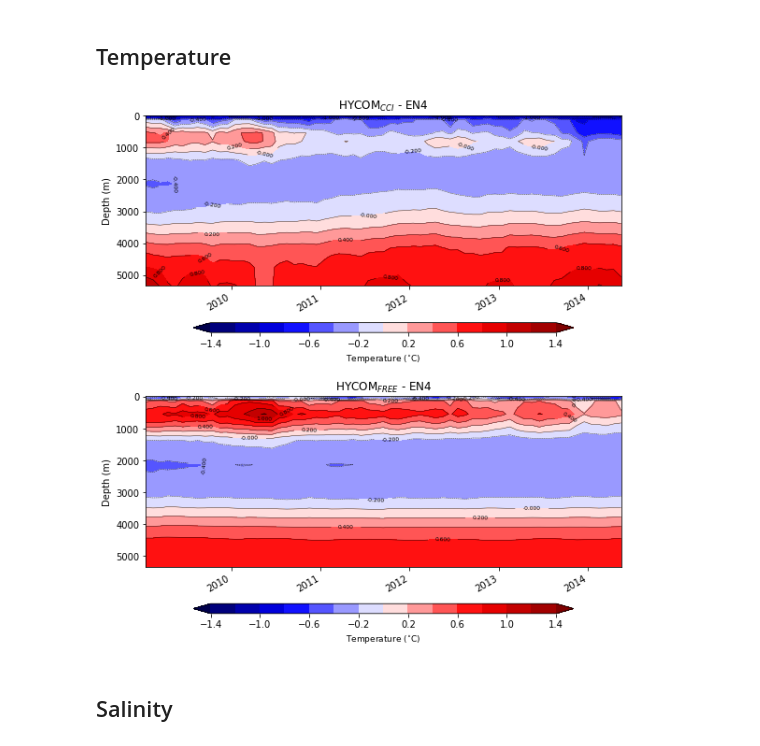
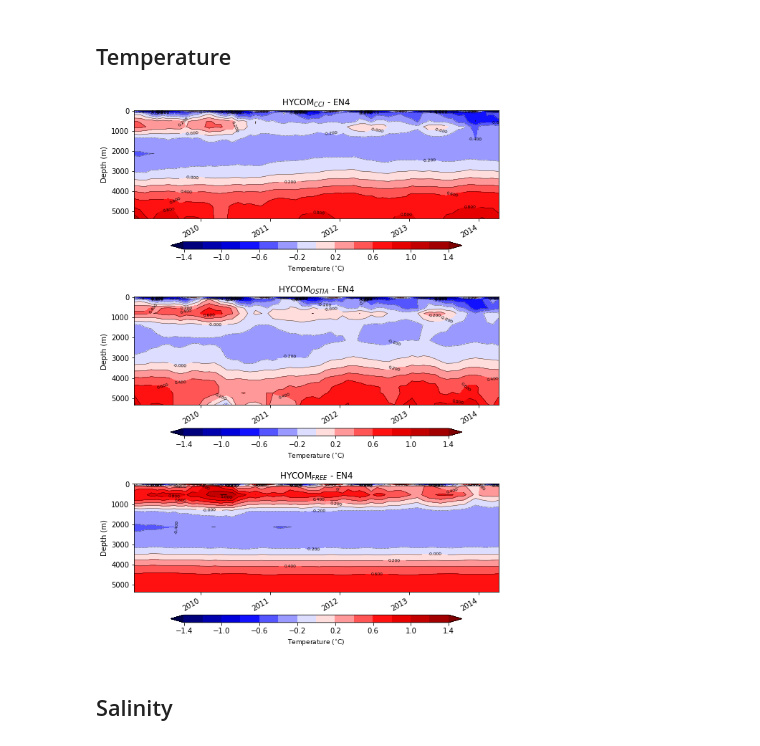
Before and after one commit to HarryLuyt/paper1_scripts, a Jupyter notebook: Scripts/HYCOM_EN4_differences_profles.ipynb, the cells around one changed output. Cells and saved outputs as stored; diff of their text form; code cells hidden in the pictures.

Commit message:
Add plotting of HYCOMostia data

```diff
--- a/Scripts/HYCOM_EN4_differences_profles.ipynb
+++ b/Scripts/HYCOM_EN4_differences_profles.ipynb
@@ -12,17 +12,25 @@ plt.rcParams['axes.facecolor']='white'
 # %%
 # loading Argo EN4 data
 ds_EN4 = xr.open_dataset('../Data/EN4_regional.nc')
-ds_EN4 = ds_EN4.sel(time=slice('2009-01','2014-05'))
+ds_EN4 = ds_EN4.sel(time=slice('2009-01','2014-04'))
 
 
 # loading EnOI data
 ds_hycomcci = xr.open_dataset('../Data/HYCOMcciAVG_vertEN4_2009_2013.nc')
 hycomcci_monthly = xr.open_dataset('../Data/HYCOMcciAVG_vertEN4_2009_2014_monthly.nc')
+hycomcci_monthly = hycomcci_monthly.sel(time=slice('2009-01','2014-04'))
 hycomcci_monthly['time'].values = ds_EN4['time'].values
+
+
+# loading HYCOMostia data
+hycomostia_monthly = xr.open_dataset('../Data/HYCOMostiaAVG_vertEN4_2009_2014_monthly.nc')
+hycomostia_monthly = hycomostia_monthly.sel(time=slice('2009-01','2014-04'))
+hycomostia_monthly['time'].values = ds_EN4['time'].values
 
 
 # loading HYCOMfree SST data
 ds_hycomfree = xr.open_dataset('../Data/HYCOMfree_vertEN4_2009_2013.nc')
 hycomfree_monthly = xr.open_dataset('../Data/HYCOMfreeAVG_vertEN4_2009_2014_monthly.nc')
+hycomfree_monthly = hycomfree_monthly.sel(time=slice('2009-01','2014-04'))
 hycomfree_monthly['time'].values = ds_EN4['time'].values
 # %%
@@ -426,37 +516,38 @@ plt.show()
 # %%
 # define differences here
 #
 cci_en4 = hycomcci_monthly['temperature'].mean(dim=('longitude','latitude')) - (ds_EN4['temperature'].mean(dim=('lon','lat')) - 273.15)
+ostia_en4 = hycomostia_monthly['temperature'].mean(dim=('longitude','latitude')) - (ds_EN4['temperature'].mean(dim=('lon','lat')) - 273.15)
 free_en4 = hycomfree_monthly['temperature'].mean(dim=('longitude','latitude')) - (ds_EN4['temperature'].mean(dim=('lon','lat')) - 273.15)
 
-fig = plt.figure(figsize=(8,8.5))
+fig = plt.figure(figsize=(8,11))
 # fig.suptitle('Benguela Hovmoller')
-hovs=[cci_en4, free_en4]
-names=['HYCOM$_{CCI}$ - EN4', 'HYCOM$_{FREE}$ - EN4']
+hovs=[cci_en4, ostia_en4, free_en4]
+names=['HYCOM$_{CCI}$ - EN4', 'HYCOM$_{OSTIA}$ - EN4', 'HYCOM$_{FREE}$ - EN4']
 cbarticks=np.arange(-1.4,1.6,0.2)
 
 for s, i in enumerate(hovs):
 
-    ax = plt.subplot(2,1,s+1)
+    ax = plt.subplot(3,1,s+1)
 
 #     img = i.plot.contourf(x='time', levels=cbarticks, cmap='seismic', add_colorbar=False, extend='both')
     img = i.plot.contourf(x='time', levels=cbarticks, cmap='seismic', add_colorbar=False, extend='both')
     contours = i.plot.contour(x='time', levels=cbarticks, linewidths=0.4, colors='k')
     ax.clabel(contours, inline=True, fontsize=6, fmt='%1.3f')
     plt.ylim(-20,)
     ax.invert_yaxis()
     cbar = plt.colorbar(img, ticks=cbarticks[::2], shrink=0.8, extend='both', orientation='horizontal', aspect=35)
     cbar.set_label('Temperature ($^{\circ}$C)', fontsize=9)
     ax.set_title('{0}'.format(names[s]))
     plt.ylabel('Depth (m)')
     plt.xlabel('')
 
 plt.savefig('../Figures/hovmoller/Temp_monthlydiff_HYCOM_EN4_domain.png', dpi=300, bbox_inches='tight', format='png')
 plt.plot()
 fig.canvas.draw()
 fig.tight_layout()
 # %% [output]
-[figure, old version]
+[figure, new version]
 # %% [markdown]
 ## Salinity
 # %%
```
Also changed, not shown: parts of 11 cells of this notebook, 1 other file.
